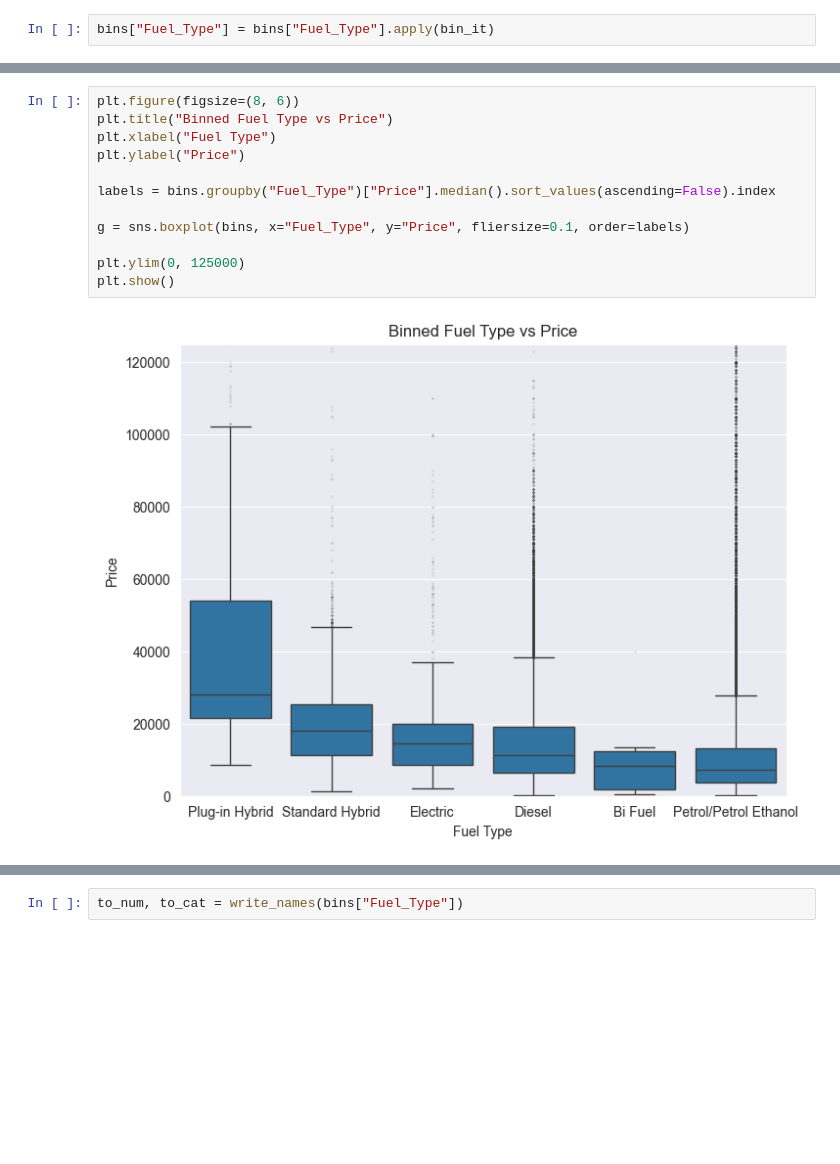
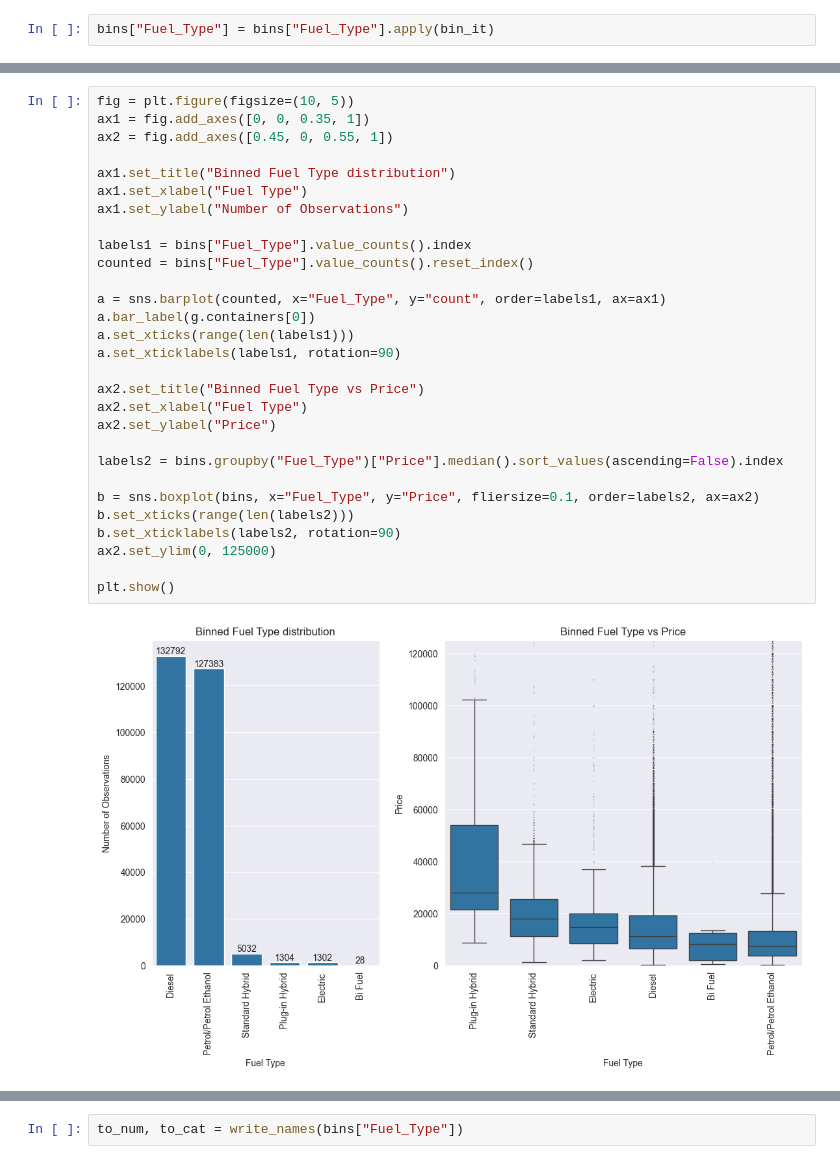
Before and after one commit to maciej-polcyn/data-processing-capstone-project, a Jupyter notebook: report.ipynb, the cells around one changed output, grey strips where cells are left out. Drawn from its saved outputs; the diff is of its cells as text; blank space fills up the shorter version.

```diff
--- a/report.ipynb
+++ b/report.ipynb
@@ -329,14 +318,31 @@ plt.show()
-# %%
-plt.figure(figsize=(8, 6))
-plt.title("Binned Fuel Type vs Price")
-plt.xlabel("Fuel Type")
-plt.ylabel("Price")
-
-labels = bins.groupby("Fuel_Type")["Price"].median().sort_values(ascending=False).index
-
-g = sns.boxplot(bins, x="Fuel_Type", y="Price", fliersize=0.1, order=labels)
-
-plt.ylim(0, 125000)
-plt.show()
-# %% [output]
-[figure, removed]
+# %%
+fig = plt.figure(figsize=(10, 5))
+ax1 = fig.add_axes([0, 0, 0.35, 1])
+ax2 = fig.add_axes([0.45, 0, 0.55, 1])
+
+ax1.set_title("Binned Fuel Type distribution")
+ax1.set_xlabel("Fuel Type")
+ax1.set_ylabel("Number of Observations")
+
+labels1 = bins["Fuel_Type"].value_counts().index
+counted = bins["Fuel_Type"].value_counts().reset_index()
+
+a = sns.barplot(counted, x="Fuel_Type", y="count", order=labels1, ax=ax1)
+a.bar_label(g.containers[0])
+a.set_xticks(range(len(labels1)))
+a.set_xticklabels(labels1, rotation=90)
+
+ax2.set_title("Binned Fuel Type vs Price")
+ax2.set_xlabel("Fuel Type")
+ax2.set_ylabel("Price")
+
+labels2 = bins.groupby("Fuel_Type")["Price"].median().sort_values(ascending=False).index
+
+b = sns.boxplot(bins, x="Fuel_Type", y="Price", fliersize=0.1, order=labels2, ax=ax2)
+b.set_xticks(range(len(labels2)))
+b.set_xticklabels(labels2, rotation=90)
+ax2.set_ylim(0, 125000)
+
+plt.show()
+# %% [output]
+[figure, added]
```
Also changed, not shown: parts of 29 cells of this notebook.
